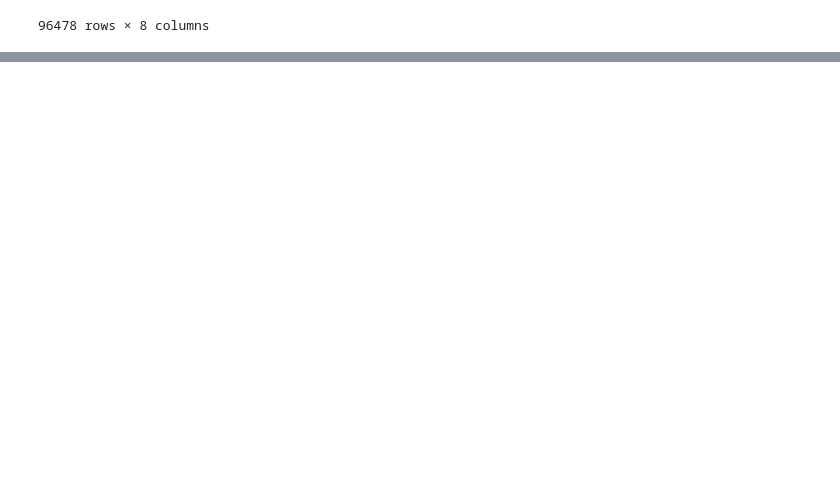
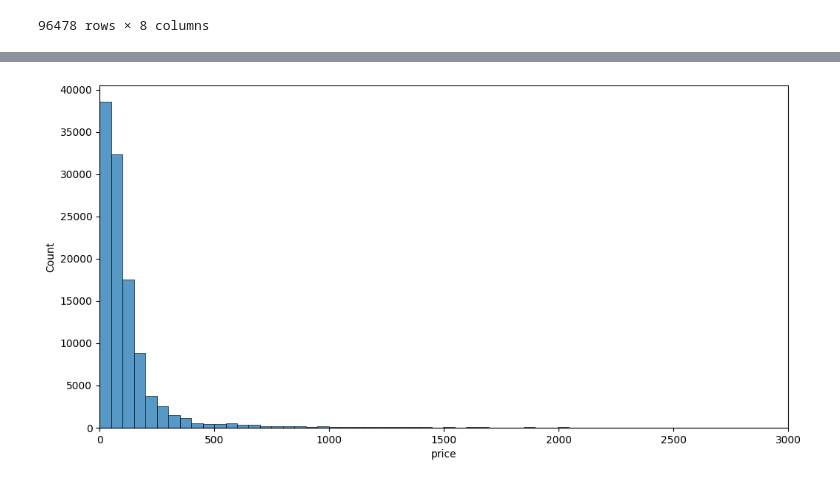
Before and after one commit to andrezataina/on33-python-s14-analise-de-dados, a Jupyter notebook: exercicios/para-sala/questoes-aula2.ipynb, the cells around one changed output, grey strips where cells are left out. Cells and saved outputs as stored; diff of their text form; code cells hidden in the pictures; blank space fills up the shorter version.

```diff
--- a/exercicios/para-sala/questoes-aula2.ipynb
+++ b/exercicios/para-sala/questoes-aula2.ipynb
@@ -385,0 +558,7 @@ df_pedidos
+# %%
+plt.figure(figsize=(12,6))
+sns.histplot(df_olist.price, binwidth=50) #binwidth é o tamanho da barra
+plt.xlim([0,3000])
+plt.show()
+# %% [output]
+[figure, added]
```
Also changed, not shown: parts of 26 cells of this notebook, 8 other files.
